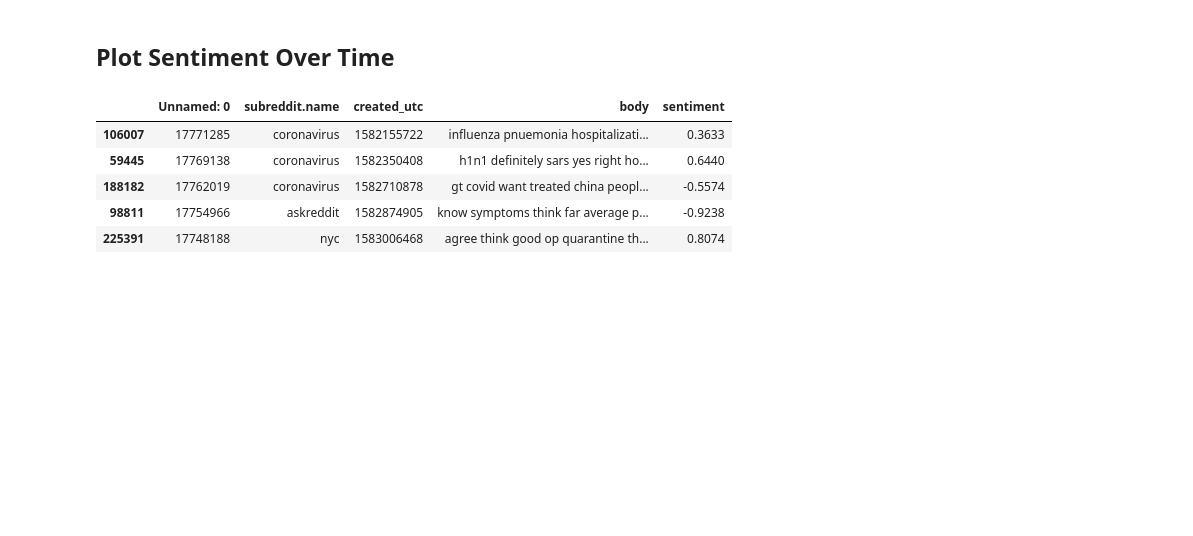
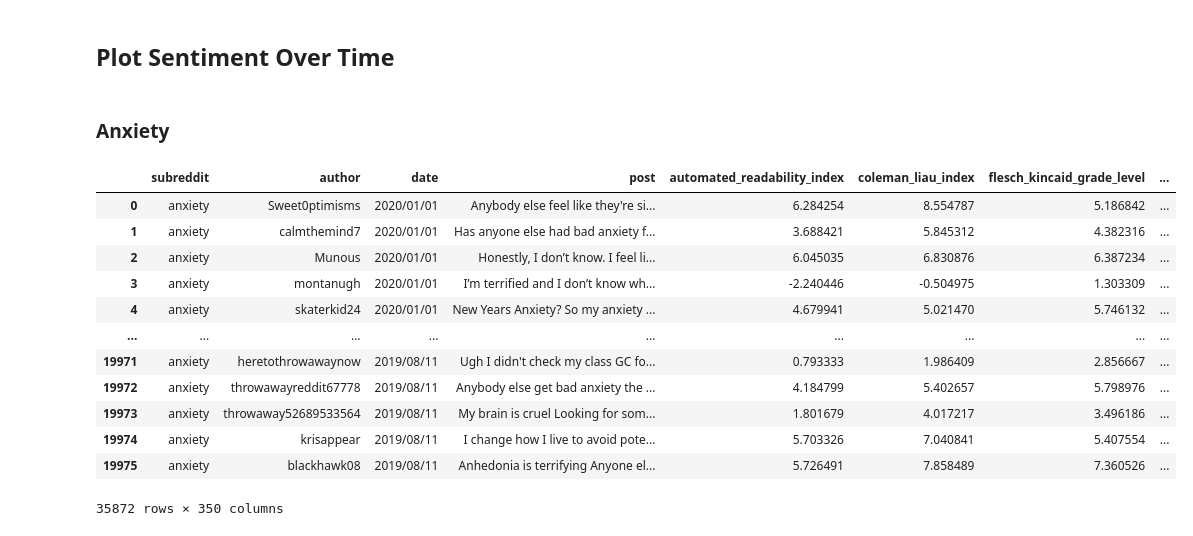
Before and after one commit to j-chen005/COVID19-Mental-Health-Analysis, a Jupyter notebook: Sentiment Over Time Model.ipynb, the cells around one changed output. Drawn from its saved outputs; the diff is of its cells as text; code cells hidden in the pictures; blank space fills up the shorter version.

```diff
--- a/Sentiment Over Time Model.ipynb
+++ b/Sentiment Over Time Model.ipynb
@@ -241,14 +225,3 @@ plt.subplot(132)
 plt.subplot(133)
 #code for fig3.
 plt.show()
-# %%
-plot_sample = df.sample(2000)
-plot_sample = plot_sample.sort_values("created_utc")
-plot_sample.head()
-# %% [output]
-|  | Unnamed: 0 | subreddit.name | created_utc | body | sentiment |
-| 106007 | 17771285 | coronavirus | 1582155722 | influenza pnuemonia hospitalizati... | 0.3633 |
-| 59445 | 17769138 | coronavirus | 1582350408 | h1n1 definitely sars yes right ho... | 0.6440 |
-| 188182 | 17762019 | coronavirus | 1582710878 | gt covid want treated china peopl... | -0.5574 |
-| 98811 | 17754966 | askreddit | 1582874905 | know symptoms think far average p... | -0.9238 |
-| 225391 | 17748188 | nyc | 1583006468 | agree think good op quarantine th... | 0.8074 |
@@ -256,0 +228,22 @@ plot_sample = plot_sample.astype({"sentiment": str})
+# %% [markdown]
+### Anxiety
+# %%
+anxiety_prepandemic = pd.read_csv('/Users/justinchen/Desktop/AARD Datasets/anxiety_pre_features_tfidf_256.csv')
+anxiety_midpandemic = pd.read_csv('/Users/justinchen/Desktop/AARD Datasets/anxiety_post_features_tfidf_256.csv')
+anxiety = pd.concat([anxiety_midpandemic, anxiety_prepandemic])
+anxiety.sort_values('date', inplace = True)
+anxiety
+# %% [output]
+|  | subreddit | author | date | post | automated_readability_index | coleman_liau_index | flesch_kincaid_grade_level | ... |
+| 0 | anxiety | Sweet0ptimisms | 2020/01/01 | Anybody else feel like they're si... | 6.284254 | 8.554787 | 5.186842 | ... |
+| 1 | anxiety | calmthemind7 | 2020/01/01 | Has anyone else had bad anxiety f... | 3.688421 | 5.845312 | 4.382316 | ... |
+| 2 | anxiety | Munous | 2020/01/01 | Honestly, I don’t know. I feel li... | 6.045035 | 6.830876 | 6.387234 | ... |
+| 3 | anxiety | montanugh | 2020/01/01 | I’m terrified and I don’t know wh... | -2.240446 | -0.504975 | 1.303309 | ... |
+| 4 | anxiety | skaterkid24 | 2020/01/01 | New Years Anxiety? So my anxiety ... | 4.679941 | 5.021470 | 5.746132 | ... |
+| ... | ... | ... | ... | ... | ... | ... | ... | ... |
+| 19971 | anxiety | heretothrowawaynow | 2019/08/11 | Ugh I didn't check my class GC fo... | 0.793333 | 1.986409 | 2.856667 | ... |
+| 19972 | anxiety | throwawayreddit67778 | 2019/08/11 | Anybody else get bad anxiety the ... | 4.184799 | 5.402657 | 5.798976 | ... |
+| 19973 | anxiety | throwaway52689533564 | 2019/08/11 | My brain is cruel Looking for som... | 1.801679 | 4.017217 | 3.496186 | ... |
+| 19974 | anxiety | krisappear | 2019/08/11 | I change how I live to avoid pote... | 5.703326 | 7.040841 | 5.407554 | ... |
+| 19975 | anxiety | blackhawk08 | 2019/08/11 | Anhedonia is terrifying Anyone el... | 5.726491 | 7.858489 | 7.360526 | ... |
+35872 rows × 350 columns
```
Also changed, not shown: parts of 50 cells of this notebook.
